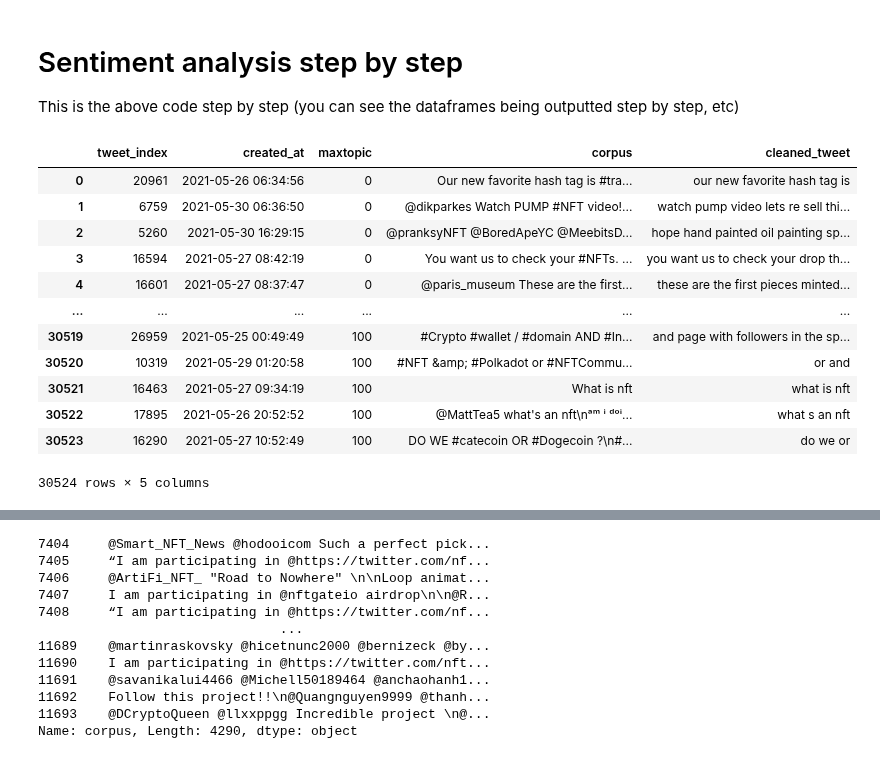
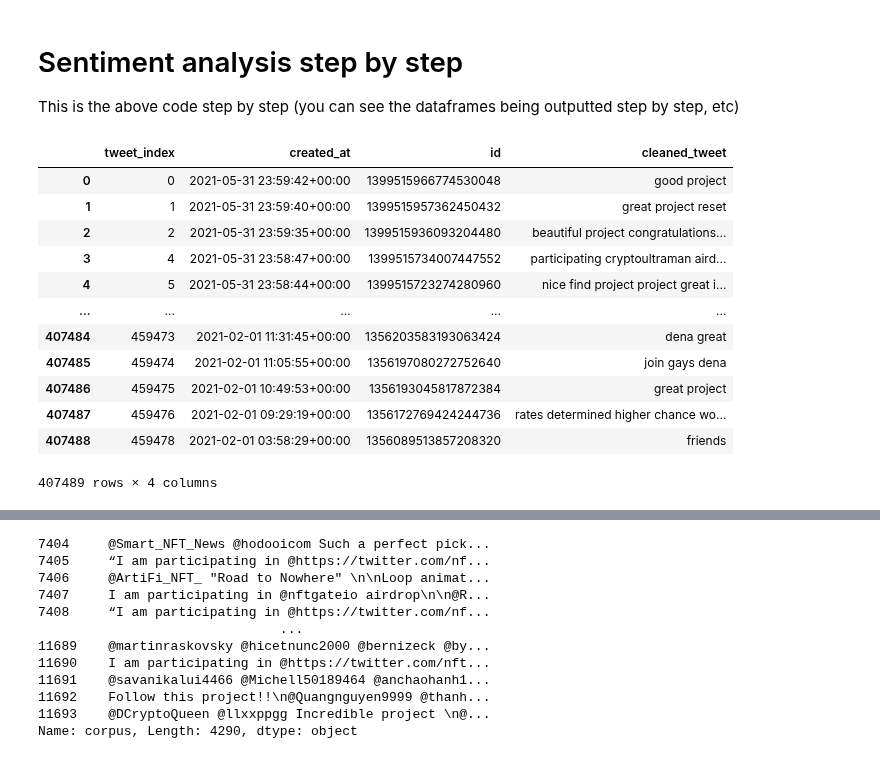
Before and after one commit to ginalamp/NFT_Twitter_Evolution, a Jupyter notebook: notebooks/sentiment_analysis.ipynb, the cells around one changed output, grey strips where cells are left out. Drawn from its saved outputs; the diff is of its cells as text; code cells hidden in the pictures.

Commit message:
cleaning for sentiment analysis

```diff
--- a/notebooks/sentiment_analysis.ipynb
+++ b/notebooks/sentiment_analysis.ipynb
@@ -175,21 +175,21 @@ See the caveats in the documentation: https://pandas.pydata.org/pandas-docs/stab
 This is the above code step by step (you can see the dataframes being outputted step by step, etc)
 # %%
 # read in data produced by topic_modelling.ipynb
-df = pd.read_csv('../datain/sentiment/grouped-by-topic_with_date.csv')
-df = df[['Unnamed: 0', 'created_at', 'maxtopic', 'corpus', "cleaned_tweet"]].copy()
+df = pd.read_csv('../datain/sentiment/cleaned_tweets_no_stopwords_and_only_letters.csv')
+df = df[['Unnamed: 0', 'created_at', 'id', "cleaned_tweet"]].copy()
 df = df.rename({'Unnamed: 0': 'tweet_index'}, axis=1)
 df
 # %% [output]
-|  | tweet_index | created_at | maxtopic | corpus | cleaned_tweet |
-| 0 | 20961 | 2021-05-26 06:34:56 | 0 | Our new favorite hash tag is #tra... | our new favorite hash tag is |
-| 1 | 6759 | 2021-05-30 06:36:50 | 0 | @dikparkes Watch PUMP #NFT video!... | watch pump video lets re sell thi... |
-| 2 | 5260 | 2021-05-30 16:29:15 | 0 | @pranksyNFT @BoredApeYC @MeebitsD... | hope hand painted oil painting sp... |
-| 3 | 16594 | 2021-05-27 08:42:19 | 0 | You want us to check your #NFTs. ... | you want us to check your drop th... |
-| 4 | 16601 | 2021-05-27 08:37:47 | 0 | @paris_museum These are the first... | these are the first pieces minted... |
-| ... | ... | ... | ... | ... | ... |
-| 30519 | 26959 | 2021-05-25 00:49:49 | 100 | #Crypto #wallet / #domain AND #In... | and page with followers in the sp... |
-| 30520 | 10319 | 2021-05-29 01:20:58 | 100 | #NFT &amp; #Polkadot or #NFTCommu... | or and |
-| 30521 | 16463 | 2021-05-27 09:34:19 | 100 | What is nft | what is nft |
-| 30522 | 17895 | 2021-05-26 20:52:52 | 100 | @MattTea5 what's an nft\nᵃᵐ ⁱ ᵈᵒⁱ... | what s an nft |
-| 30523 | 16290 | 2021-05-27 10:52:49 | 100 | DO WE #catecoin OR #Dogecoin ?\n#... | do we or |
+|  | tweet_index | created_at | id | cleaned_tweet |
+| 0 | 0 | 2021-05-31 23:59:42+00:00 | 1399515966774530048 | good project |
+| 1 | 1 | 2021-05-31 23:59:40+00:00 | 1399515957362450432 | great project reset |
+| 2 | 2 | 2021-05-31 23:59:35+00:00 | 1399515936093204480 | beautiful project congratulations... |
+| 3 | 4 | 2021-05-31 23:58:47+00:00 | 1399515734007447552 | participating cryptoultraman aird... |
+| 4 | 5 | 2021-05-31 23:58:44+00:00 | 1399515723274280960 | nice find project project great i... |
+| ... | ... | ... | ... | ... |
+| 407484 | 459473 | 2021-02-01 11:31:45+00:00 | 1356203583193063424 | dena great |
+| 407485 | 459474 | 2021-02-01 11:05:55+00:00 | 1356197080272752640 | join gays dena |
+| 407486 | 459475 | 2021-02-01 10:49:53+00:00 | 1356193045817872384 | great project |
+| 407487 | 459476 | 2021-02-01 09:29:19+00:00 | 1356172769424244736 | rates determined higher chance wo... |
+| 407488 | 459478 | 2021-02-01 03:58:29+00:00 | 1356089513857208320 | friends |
-30524 rows × 5 columns
+407489 rows × 4 columns
```
Also changed, not shown: parts of 8 cells of this notebook, 5 other files.
